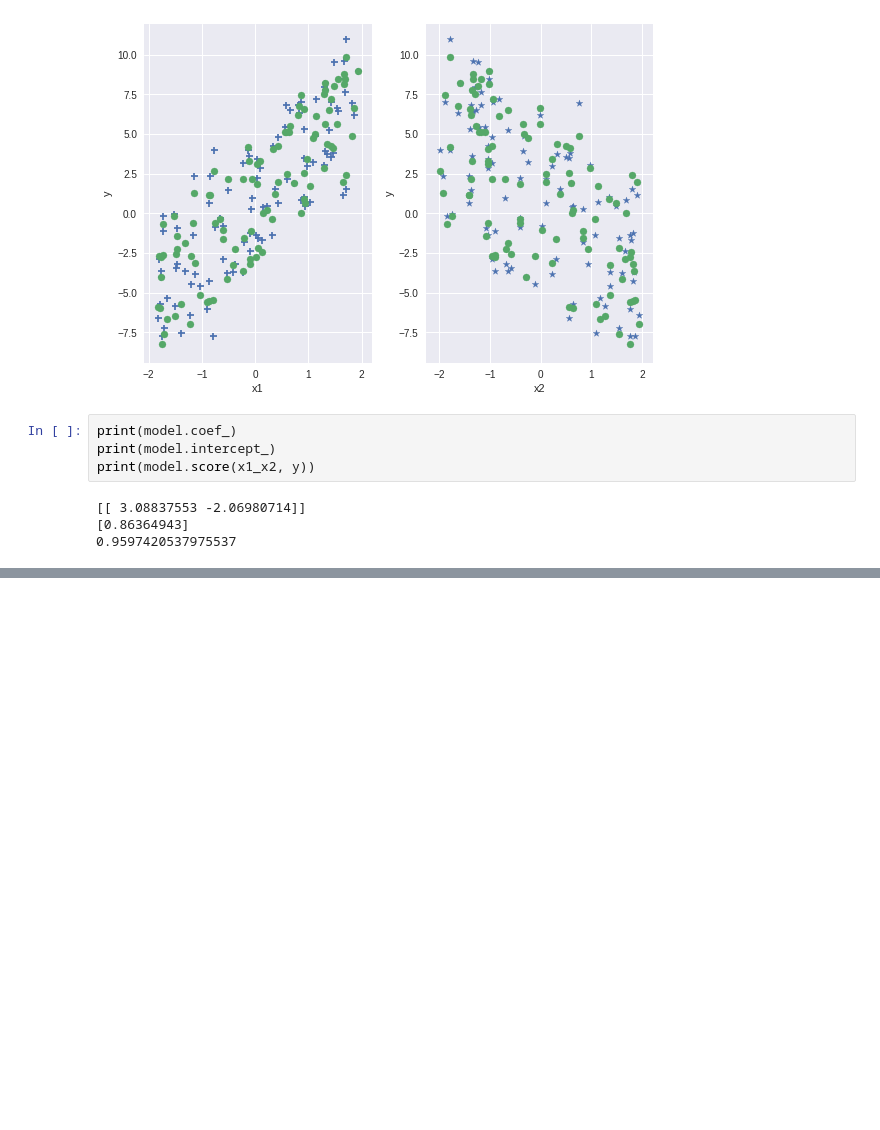
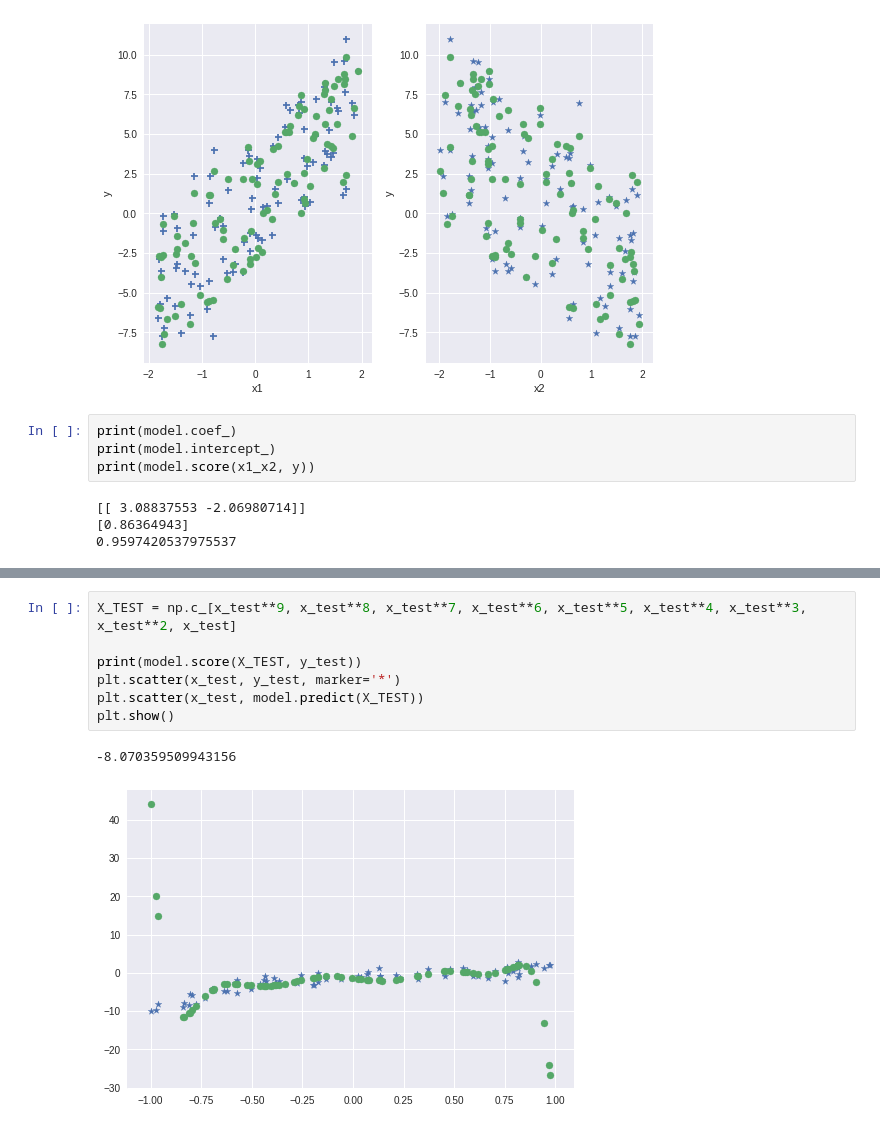
Before and after one commit to kintarou/django-starter, a Jupyter notebook: regression.ipynb, the cells around one changed output, grey strips where cells are left out. Cells and saved outputs as stored; diff of their text form; blank space fills up the shorter version.

```diff
--- a/regression.ipynb
+++ b/regression.ipynb
@@ -144,3 +197,13 @@ print(model.score(x1_x2, y))
+# %%
+X_TEST = np.c_[x_test**9, x_test**8, x_test**7, x_test**6, x_test**5, x_test**4, x_test**3, x_test**2, x_test]
+
+print(model.score(X_TEST, y_test))
+plt.scatter(x_test, y_test, marker='*')
+plt.scatter(x_test, model.predict(X_TEST))
+plt.show()
+# %% [output]
+-8.070359509943156
+[figure, added]
 # %%
 #model ridge
 from sklearn import linear_model
```
Also changed, not shown: parts of 4 cells of this notebook.
